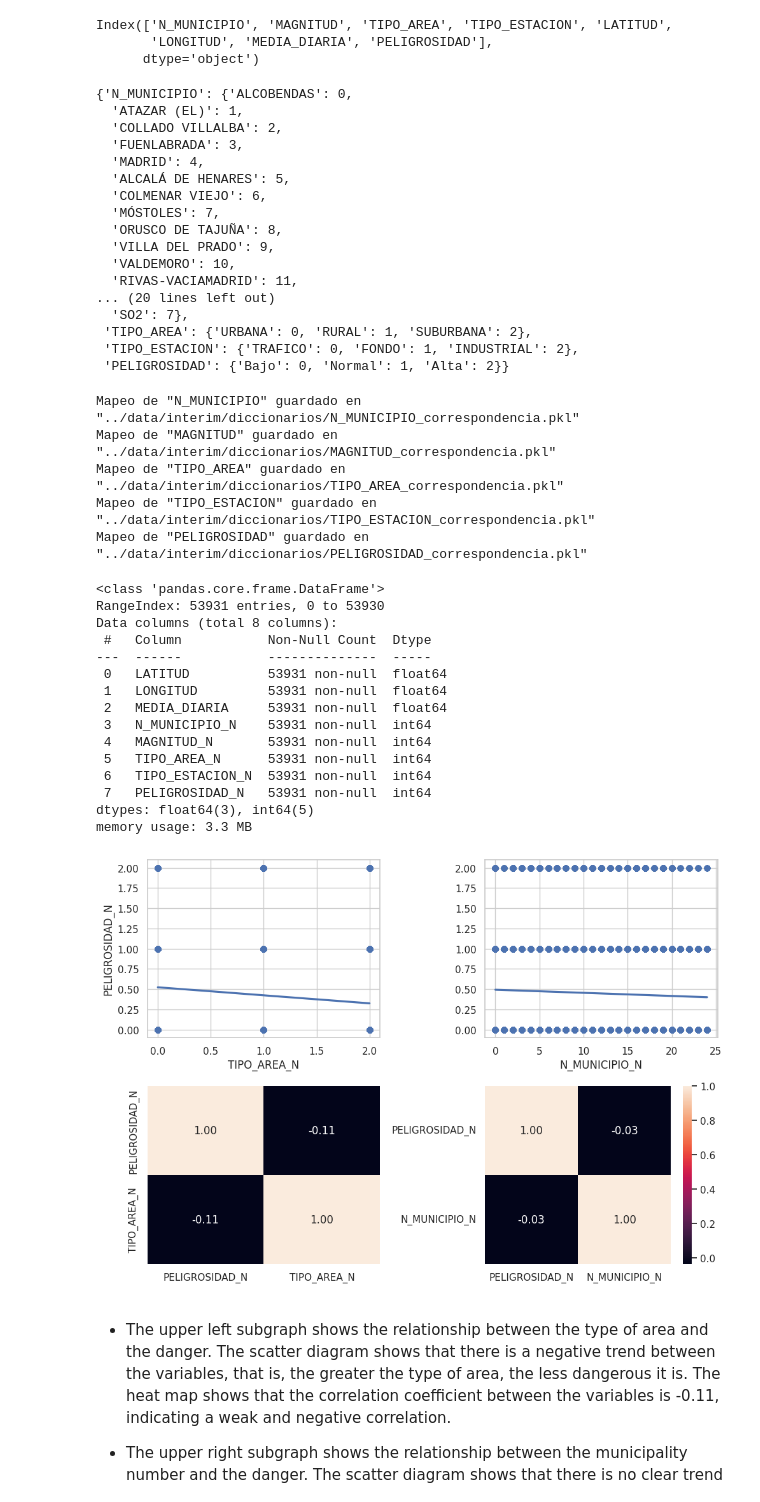
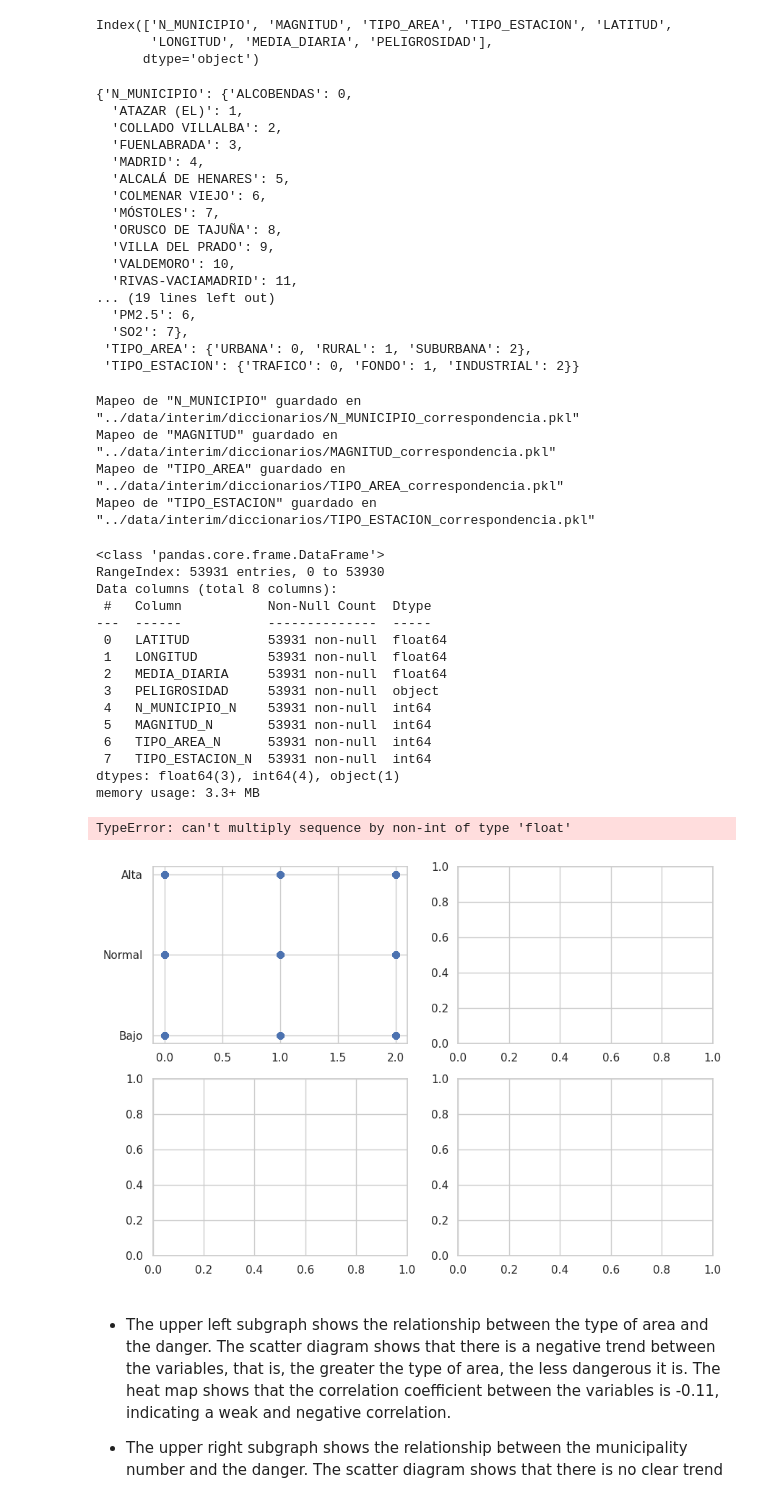
Before and after one commit to Pilizmt/Final-project-air-quality, a Jupyter notebook: notebooks/EDA_madrid.ipynb, the cells around one changed output. Saved outputs shown, nothing was run; the diff lists cells and outputs as text; code cells hidden in the pictures.

```diff
--- a/notebooks/EDA_madrid.ipynb
+++ b/notebooks/EDA_madrid.ipynb
@@ -210,7 +208,7 @@ Index(['N_MUNICIPIO', 'MAGNITUD', 'TIPO_AREA', 'TIPO_ESTACION', 'LATITUD',
       dtype='object')
 # %%
 # Lista de columnas que quieres factorizar
-factorize_col = ['N_MUNICIPIO', 'MAGNITUD', 'TIPO_AREA', 'TIPO_ESTACION', 'PELIGROSIDAD']
+factorize_col = ['N_MUNICIPIO', 'MAGNITUD', 'TIPO_AREA', 'TIPO_ESTACION']
 
 # Diccionario para guardar las correspondencias para cada columna
 correspondencias = {}
@@ -246,11 +244,11 @@ correspondencias
   'VILLA DEL PRADO': 9,
   'VALDEMORO': 10,
   'RIVAS-VACIAMADRID': 11,
-... (20 lines left out)
+... (19 lines left out)
+  'PM2.5': 6,
   'SO2': 7},
  'TIPO_AREA': {'URBANA': 0, 'RURAL': 1, 'SUBURBANA': 2},
- 'TIPO_ESTACION': {'TRAFICO': 0, 'FONDO': 1, 'INDUSTRIAL': 2},
- 'PELIGROSIDAD': {'Bajo': 0, 'Normal': 1, 'Alta': 2}}
+ 'TIPO_ESTACION': {'TRAFICO': 0, 'FONDO': 1, 'INDUSTRIAL': 2}}
 # %%
 for col, mapping in correspondencias.items():
     filename = f'../data/interim/diccionarios/{col}_correspondencia.pkl'
@@ -264,7 +262,6 @@ Mapeo de "N_MUNICIPIO" guardado en "../data/interim/diccionarios/N_MUNICIPIO_cor
 Mapeo de "MAGNITUD" guardado en "../data/interim/diccionarios/MAGNITUD_correspondencia.pkl"
 Mapeo de "TIPO_AREA" guardado en "../data/interim/diccionarios/TIPO_AREA_correspondencia.pkl"
 Mapeo de "TIPO_ESTACION" guardado en "../data/interim/diccionarios/TIPO_ESTACION_correspondencia.pkl"
-Mapeo de "PELIGROSIDAD" guardado en "../data/interim/diccionarios/PELIGROSIDAD_correspondencia.pkl"
 # %%
 madrid_df.to_csv('../data/processed/factorize_csv/madrid_fct.csv', index= False)
 # %%
@@ -278,29 +275,30 @@ Data columns (total 8 columns):
  0   LATITUD          53931 non-null  float64
  1   LONGITUD         53931 non-null  float64
  2   MEDIA_DIARIA     53931 non-null  float64
- 3   N_MUNICIPIO_N    53931 non-null  int64
- 4   MAGNITUD_N       53931 non-null  int64
- 5   TIPO_AREA_N      53931 non-null  int64
- 6   TIPO_ESTACION_N  53931 non-null  int64
- 7   PELIGROSIDAD_N   53931 non-null  int64
-dtypes: float64(3), int64(5)
-memory usage: 3.3 MB
+ 3   PELIGROSIDAD     53931 non-null  object
+ 4   N_MUNICIPIO_N    53931 non-null  int64
+ 5   MAGNITUD_N       53931 non-null  int64
+ 6   TIPO_AREA_N      53931 non-null  int64
+ 7   TIPO_ESTACION_N  53931 non-null  int64
+dtypes: float64(3), int64(4), object(1)
+memory usage: 3.3+ MB
 # %%
 fig, axis = plt.subplots(2, 2, figsize = (10, 7))
 
 # Create a multiple scatter diagram
-sns.regplot(ax = axis[0, 0], data = madrid_df, x = 'TIPO_AREA_N', y = 'PELIGROSIDAD_N')
-sns.heatmap(madrid_df[['PELIGROSIDAD_N', 'TIPO_AREA_N']].corr(), annot = True, fmt = ".2f", ax = axis[1, 0], cbar = False)
-sns.regplot(ax = axis[0, 1], data = madrid_df, x = 'N_MUNICIPIO_N', y = 'PELIGROSIDAD_N').set(ylabel=None)
-sns.heatmap(madrid_df[['PELIGROSIDAD_N', 'N_MUNICIPIO_N']].corr(), annot = True, fmt = ".2f", ax = axis[1, 1])
+sns.regplot(ax = axis[0, 0], data = madrid_df, x = 'TIPO_AREA_N', y = 'PELIGROSIDAD')
+sns.heatmap(madrid_df[['PELIGROSIDAD', 'TIPO_AREA_N']].corr(), annot = True, fmt = ".2f", ax = axis[1, 0], cbar = False)
+sns.regplot(ax = axis[0, 1], data = madrid_df, x = 'N_MUNICIPIO_N', y = 'PELIGROSIDAD').set(ylabel=None)
+sns.heatmap(madrid_df[['PELIGROSIDAD', 'N_MUNICIPIO_N']].corr(), annot = True, fmt = ".2f", ax = axis[1, 1])
 
 # Adjust the layout
 plt.tight_layout()
 
 # Show the plot
 plt.show()
 # %% [output]
+TypeError: can't multiply sequence by non-int of type 'float'
-[figure, old version]
+[figure, new version]
 # %% [markdown]
 - The upper left subgraph shows the relationship between the type of area and the danger. The scatter diagram shows that there is a negative trend between the variables, that is, the greater the type of area, the less dangerous it is. The heat map shows that the correlation coefficient between the variables is -0.11, indicating a weak and negative correlation.
 
```
Also changed, not shown: parts of 13 cells of this notebook, 10 other files.
